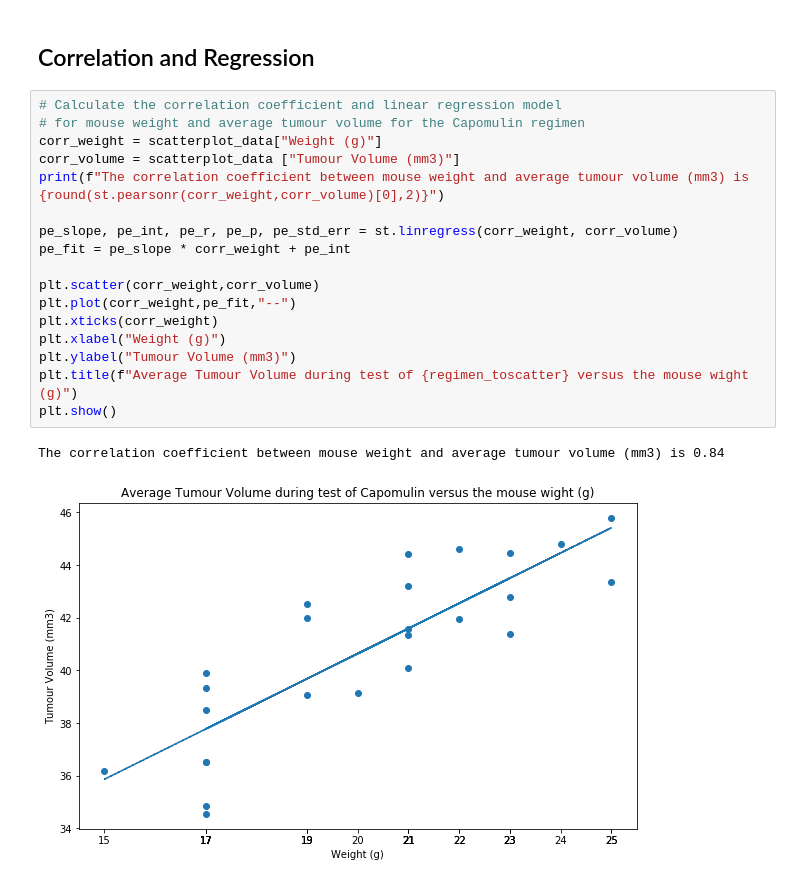
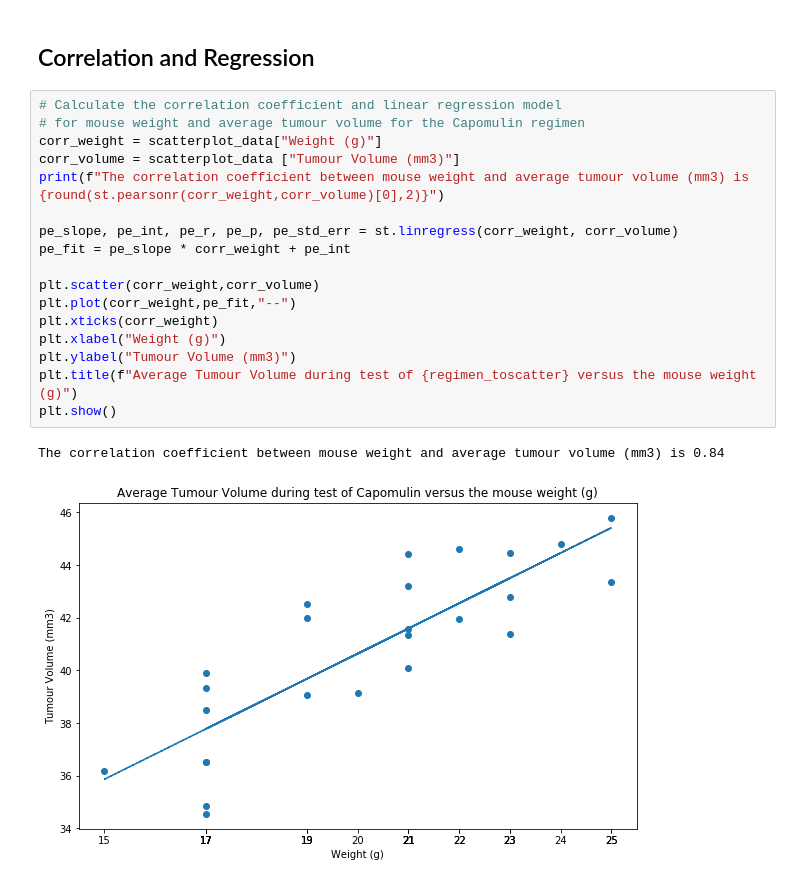
Before and after one commit to Reinierandrew/Pharmaceutical-Study, a Jupyter notebook: Pymaceuticals/pymaceutical_study.ipynb, the cells around one changed output. Drawn from its saved outputs; the diff is of its cells as text.

```diff
--- a/Pymaceuticals/pymaceutical_study.ipynb
+++ b/Pymaceuticals/pymaceutical_study.ipynb
@@ -319,20 +313,20 @@ plt.show()
 # %%
 # Calculate the correlation coefficient and linear regression model
 # for mouse weight and average tumour volume for the Capomulin regimen
 corr_weight = scatterplot_data["Weight (g)"]
 corr_volume = scatterplot_data ["Tumour Volume (mm3)"]
 print(f"The correlation coefficient between mouse weight and average tumour volume (mm3) is {round(st.pearsonr(corr_weight,corr_volume)[0],2)}")
 
 pe_slope, pe_int, pe_r, pe_p, pe_std_err = st.linregress(corr_weight, corr_volume)
 pe_fit = pe_slope * corr_weight + pe_int
 
 plt.scatter(corr_weight,corr_volume)
 plt.plot(corr_weight,pe_fit,"--")
 plt.xticks(corr_weight)
 plt.xlabel("Weight (g)")
 plt.ylabel("Tumour Volume (mm3)")
-plt.title(f"Average Tumour Volume during test of {regimen_toscatter} versus the mouse wight (g)")
+plt.title(f"Average Tumour Volume during test of {regimen_toscatter} versus the mouse weight (g)")
 plt.show()
 # %% [output]
 The correlation coefficient between mouse weight and average tumour volume (mm3) is 0.84
-[figure, old version]
+[figure, new version]
```
Also changed, not shown: parts of 7 cells of this notebook, 1 other file.
